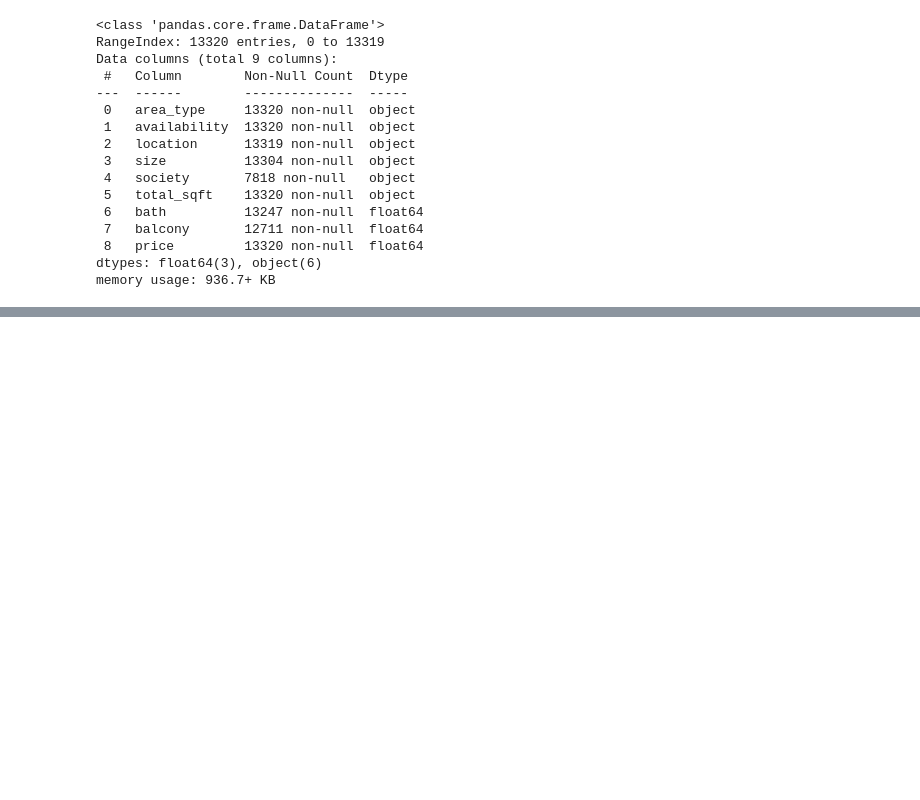
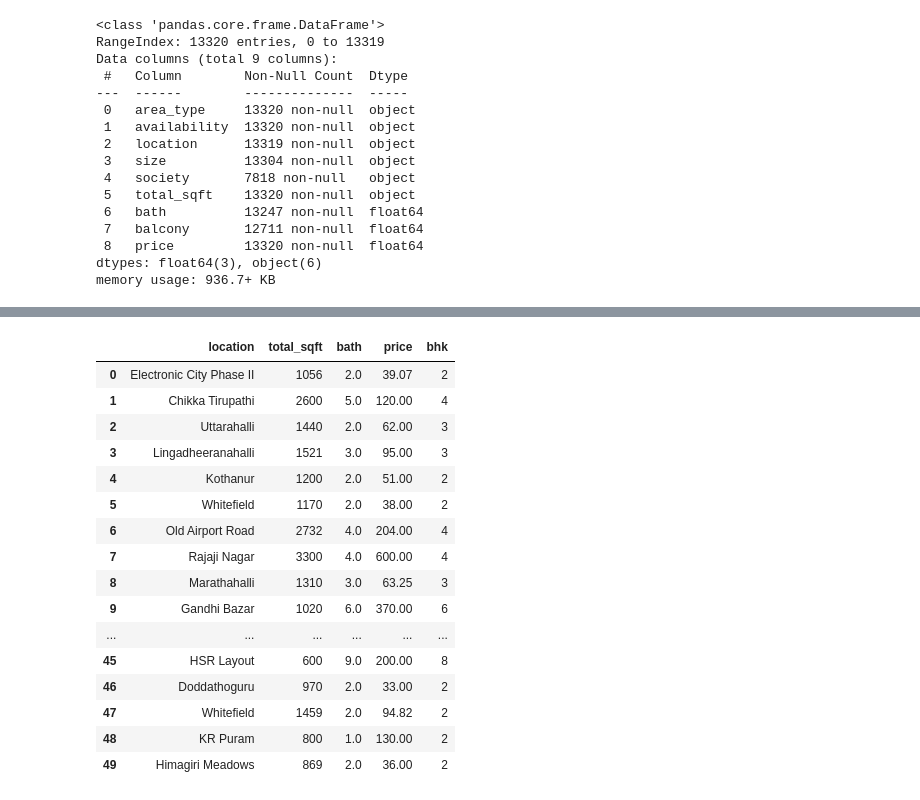
Before and after one commit to Pranavlovescode/Show-Me-Price, a Jupyter notebook: bangluru_price_prediction.ipynb, the cells around one changed output, grey strips where cells are left out. Saved outputs shown, nothing was run; the diff lists cells and outputs as text; code cells hidden in the pictures; blank space fills up the shorter version.

```diff
--- a/bangluru_price_prediction.ipynb
+++ b/bangluru_price_prediction.ipynb
@@ -39,0 +37,3 @@ df.describe()
+# %%
+df2 = df.drop(['area_type','availability','society','balcony'],axis=1)
+df2.head(10)
@@ -39,0 +56,4 @@ df.describe()
+# %%
+df2['bhk'] = df2['size'].apply(lambda x : x.split(' ')[0])
+df3 = df2.drop(['size'],axis=1)
+df3.head()
@@ -39,0 +67,21 @@ df.describe()
+# %%
+df3.isnull().sum()
+df3.head(50)
+# %% [output]
+|  | location | total_sqft | bath | price | bhk |
+| 0 | Electronic City Phase II | 1056 | 2.0 | 39.07 | 2 |
+| 1 | Chikka Tirupathi | 2600 | 5.0 | 120.00 | 4 |
+| 2 | Uttarahalli | 1440 | 2.0 | 62.00 | 3 |
+| 3 | Lingadheeranahalli | 1521 | 3.0 | 95.00 | 3 |
+| 4 | Kothanur | 1200 | 2.0 | 51.00 | 2 |
+| 5 | Whitefield | 1170 | 2.0 | 38.00 | 2 |
+| 6 | Old Airport Road | 2732 | 4.0 | 204.00 | 4 |
+| 7 | Rajaji Nagar | 3300 | 4.0 | 600.00 | 4 |
+| 8 | Marathahalli | 1310 | 3.0 | 63.25 | 3 |
+| 9 | Gandhi Bazar | 1020 | 6.0 | 370.00 | 6 |
+| ... | ... | ... | ... | ... | ... |
+| 45 | HSR Layout | 600 | 9.0 | 200.00 | 8 |
+| 46 | Doddathoguru | 970 | 2.0 | 33.00 | 2 |
+| 47 | Whitefield | 1459 | 2.0 | 94.82 | 2 |
+| 48 | KR Puram | 800 | 1.0 | 130.00 | 2 |
+| 49 | Himagiri Meadows | 869 | 2.0 | 36.00 | 2 |
```
Also changed, not shown: parts of 5 cells of this notebook.
